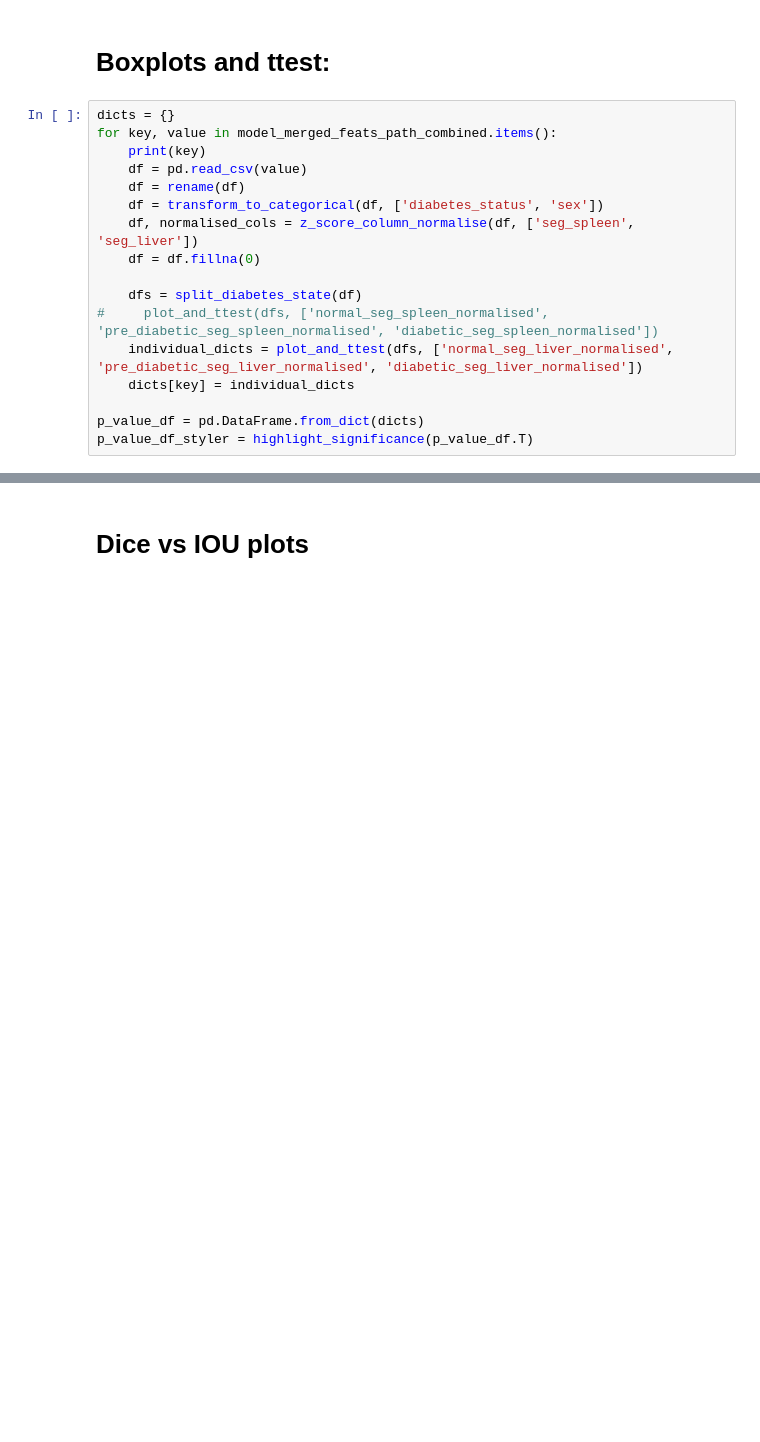
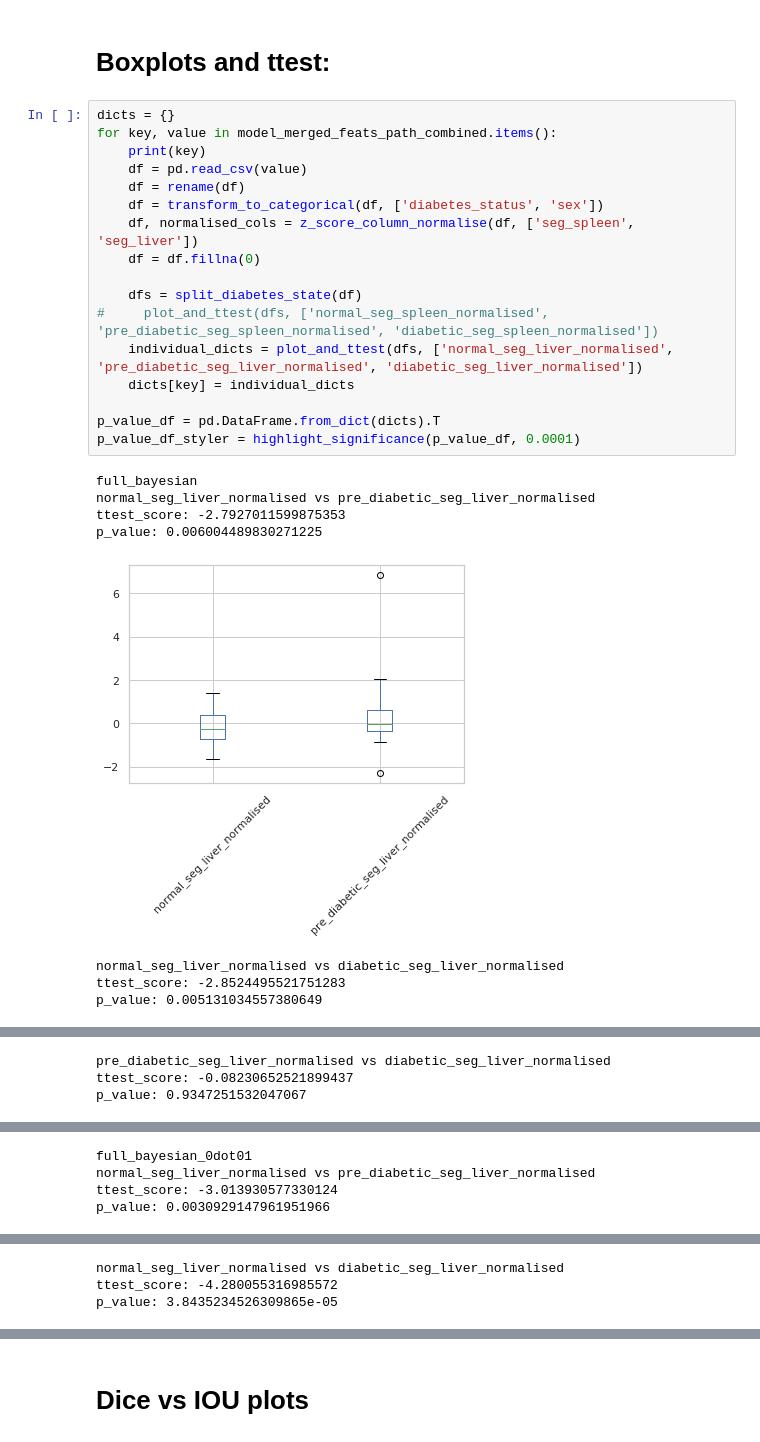
Before and after one commit to jyotirmay123/BNN-for-Uncertainty-Estimation-of-Imaging-Biomarkers, a Jupyter notebook: model_and_dataset_stats_analysis_final.ipynb, the cells around one changed output, grey strips where cells are left out. Cells and saved outputs as stored; diff of their text form; blank space fills up the shorter version.

```diff
--- a/model_and_dataset_stats_analysis_final.ipynb
+++ b/model_and_dataset_stats_analysis_final.ipynb
@@ -859,17 +628,26 @@ p_value_df_styler
 # %%
 dicts = {}
 for key, value in model_merged_feats_path_combined.items():
     print(key)
     df = pd.read_csv(value)
     df = rename(df)
     df = transform_to_categorical(df, ['diabetes_status', 'sex'])
     df, normalised_cols = z_score_column_normalise(df, ['seg_spleen', 'seg_liver'])
     df = df.fillna(0)
 
     dfs = split_diabetes_state(df)
 #     plot_and_ttest(dfs, ['normal_seg_spleen_normalised', 'pre_diabetic_seg_spleen_normalised', 'diabetic_seg_spleen_normalised'])
     individual_dicts = plot_and_ttest(dfs, ['normal_seg_liver_normalised', 'pre_diabetic_seg_liver_normalised', 'diabetic_seg_liver_normalised'])
     dicts[key] = individual_dicts
 
-p_value_df = pd.DataFrame.from_dict(dicts)
-p_value_df_styler = highlight_significance(p_value_df.T)
+p_value_df = pd.DataFrame.from_dict(dicts).T
+p_value_df_styler = highlight_significance(p_value_df, 0.0001)
+# %% [output]
+full_bayesian
+normal_seg_liver_normalised vs pre_diabetic_seg_liver_normalised
+ttest_score: -2.7927011599875353
+p_value: 0.006004489830271225
+[figure, added]
+normal_seg_liver_normalised vs diabetic_seg_liver_normalised
+ttest_score: -2.8524495521751283
+p_value: 0.005131034557380649
@@ -875,0 +655,3 @@ p_value_df_styler = highlight_significance(p_value_df.T)
+pre_diabetic_seg_liver_normalised vs diabetic_seg_liver_normalised
+ttest_score: -0.08230652521899437
+p_value: 0.9347251532047067
@@ -875,0 +659,4 @@ p_value_df_styler = highlight_significance(p_value_df.T)
+full_bayesian_0dot01
+normal_seg_liver_normalised vs pre_diabetic_seg_liver_normalised
+ttest_score: -3.013930577330124
+p_value: 0.0030929147961951966
@@ -875,0 +664,3 @@ p_value_df_styler = highlight_significance(p_value_df.T)
+normal_seg_liver_normalised vs diabetic_seg_liver_normalised
+ttest_score: -4.280055316985572
+p_value: 3.8435234526309865e-05
```
Also changed, not shown: parts of 53 cells of this notebook, 1 other file.
